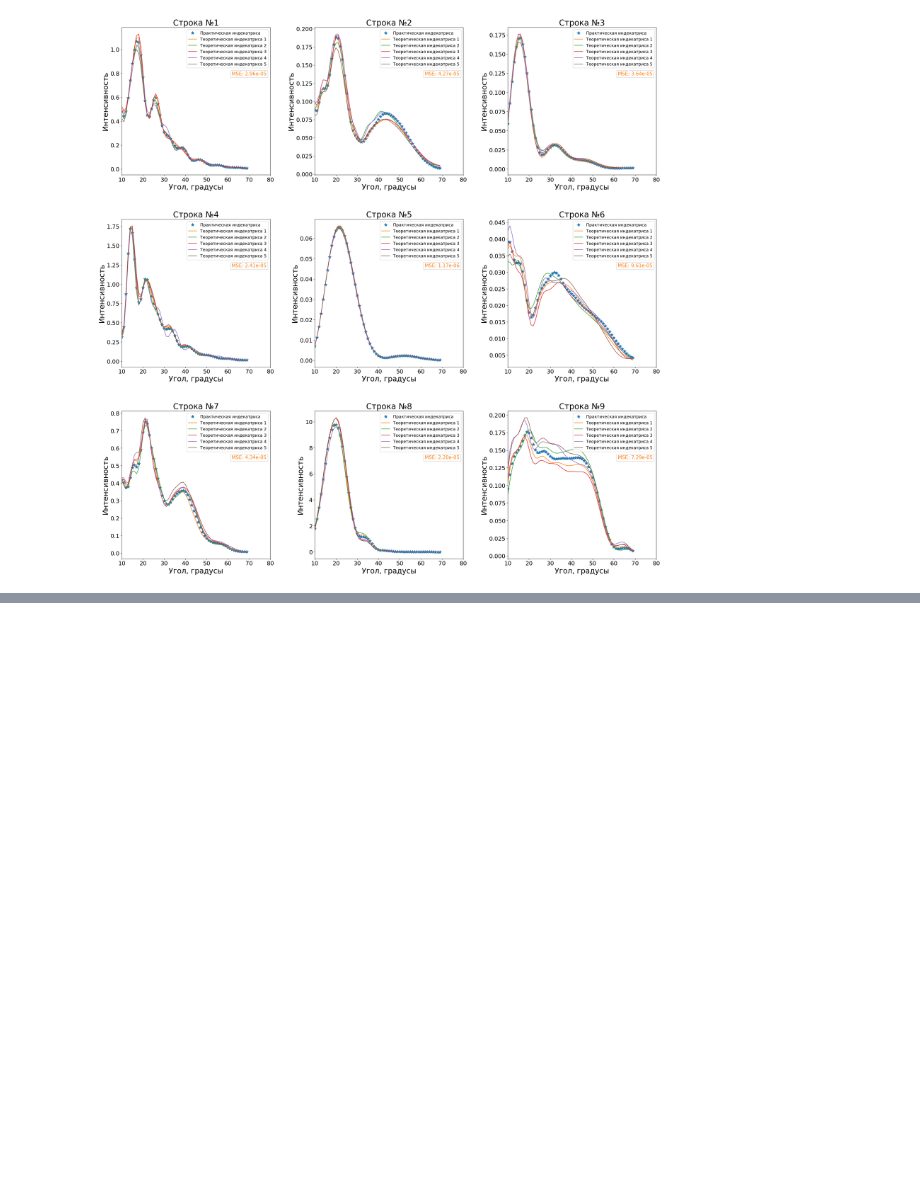
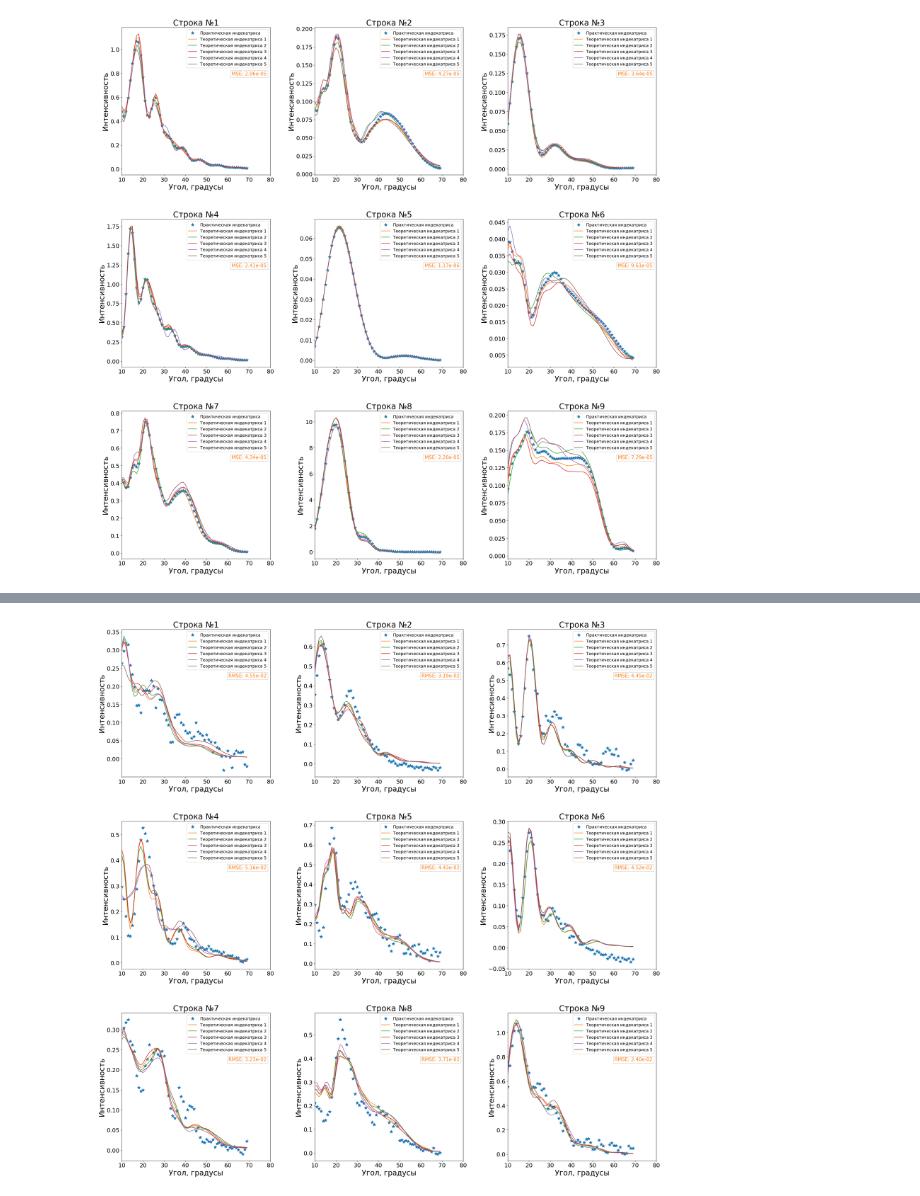
Before and after one commit to ka-50bs/InvBloodSolver, a Jupyter notebook: scripts/alg_search.ipynb, the cells around one changed output, grey strips where cells are left out. Cells and saved outputs as stored; diff of their text form; code cells hidden in the pictures; blank space fills up the shorter version.

```diff
--- a/scripts/alg_search.ipynb
+++ b/scripts/alg_search.ipynb
@@ -120,3 +132,6 @@ X_exp_array = X_exp.values
+# %%
+X_th_array = X_th.values
+y_th_array = y_th.values
 # %% [markdown]
 ### Нормализация данных (для алгоритма поиска не используем)
 # %%
@@ -220,0 +166,3 @@ X_exp_weighted = vectorized(X_exp_array, θ)
+# %%
+X_train_weighted = X_train_array * weight
+X_test_weighted = X_test_array * weight
@@ -221 +171,4 @@ X_exp_weighted = vectorized(X_exp_array, θ)
+# %%
+X_th_weighted = X_th_array * weight
+X_exp_weighted = X_exp_array * weight
 # %% [markdown]
@@ -351,0 +275,7 @@ plt.show()
+# %%
+tree = KDTree(X_th_weighted, leaf_size=10)
+time_one = time.time()
+s = pickle.dumps(tree)
+tree_copy = pickle.loads(s)
+dist, ind = tree_copy.query(X_exp_weighted, k=50)
+time_two = time.time()
@@ -351,0 +287,67 @@ plt.show()
+# %%
+import matplotlib.pyplot as plt
+
+# Общее количество графиков
+num_plots = 9
+# Количество строк
+rows = 3
+# Количество столбцов
+cols = 3
+
+fig, axes = plt.subplots(rows, cols, figsize=(30, 30))
+
+# Итерация по всем графикам
+for i in range(num_plots):
+
+    # Определение текущих строк и столбцов
+    row = i // cols
+    col = i % cols
+
+    # Первые 5 индексов из ind для Train
+    row_indices_train = ind[i][:5]
+
+    # Получение значений интенсивности от угла для выбранных строк
+    intensities_test = X_exp_weighted[i]
+    intensities_train = X_th_weighted[row_indices_train]
+
+    # Получение углы от 10 до 69 градусов для оси X
+    angles = range(10, 70)
+
+    # Список меток для легенды
+    labels_train = ['Теоретическая индекатриса {}'.format(i+1) for i in range(len(row_indices_train))]
+
+    # График практической индекатрисы на текущем подграфике
+    axes[row, col].plot(angles, intensities_test, label='Практическая индекатриса', marker='*', markersize=10, linestyle='None')
+
+    # Рассчет mse для лучшего соответствия
+    rmse = ((mean_squared_error(X_th_weighted[ind[i][0]], X_exp_weighted[i], multioutput='raw_values')) / ((np.sum(X_th_weighted[ind[i][0]])**2) / len(X_th_weighted[ind[i][0]])))**0.5
+
+    # Отображение MSE на графике
+    axes[row, col].text(0.975, 0.7, 'RMSE: {:.2e}'.format(rmse[0]),
+                    verticalalignment='top', horizontalalignment='right',
+                    transform=axes[row, col].transAxes,
+                    color='#ff7f0e', fontsize=15, bbox=dict(facecolor='white', alpha=0.2))
+
+
+    # Графики теоретических индекатрис на текущем подграфике
+    for j, intensities in enumerate(intensities_train):
+        axes[row, col].plot(angles, intensities, label=labels_train[j])
+
+    # Легенда на текущем подграфике
+    axes[row, col].legend(fontsize=13, loc='upper right')
+
+    # Подписи осей и заголовок на текущем подграфике
+    axes[row, col].set_xlabel('Угол, градусы', fontsize=23)
+    axes[row, col].set_ylabel('Интенсивность', fontsize=23)
+    axes[row, col].set_title('Строка №{}'.format(i+1), fontsize=25)
+
+    # Размер шрифта делений на осях
+    axes[row, col].tick_params(axis='both', labelsize=18)
+
+    axes[row, col].set_xlim(10, 80)
+
+# Увеличение расстояния между графиками
+plt.subplots_adjust(hspace=0.3, wspace=0.3)
+plt.show()
+# %% [output]
+[figure, added]
```
Also changed, not shown: parts of 27 cells of this notebook, 1 other file.
